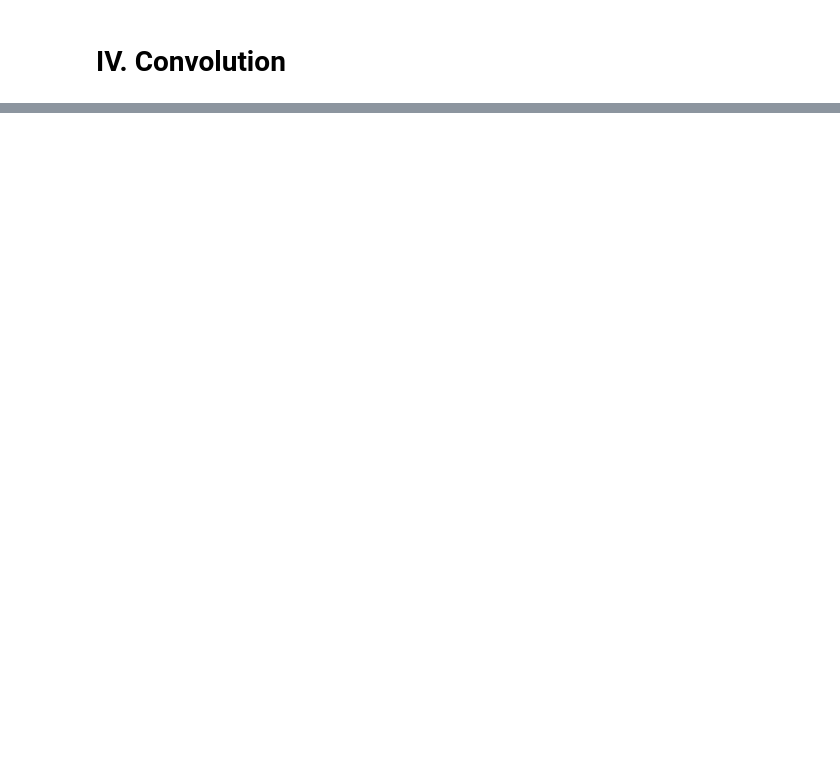
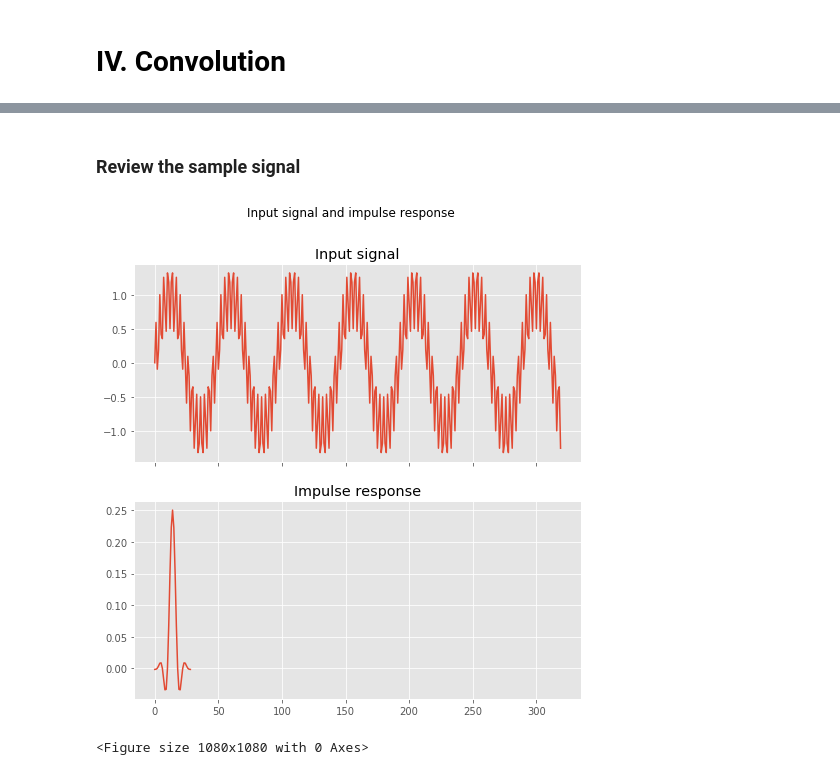
Before and after one commit to ibragimoveldor/DSP_in_python, a Jupyter notebook: DSP_tutorial.ipynb, the cells around one changed output, grey strips where cells are left out. Saved outputs shown, nothing was run; the diff lists cells and outputs as text; code cells hidden in the pictures; blank space fills up the shorter version.

```diff
--- a/DSP_tutorial.ipynb
+++ b/DSP_tutorial.ipynb
@@ -281,0 +300,23 @@ invariance unless you have reason to believe otherwise.</font>
+# %% [markdown]
+### Review the sample signal
+# %%
+import mysignals as sigs
+from matplotlib import style
+from scipy import signal
+import math
+style.use('ggplot')
+
+f, plt_arr = plt.subplots(2,sharex=True, figsize=(8,8))
+
+f.suptitle("Input signal and impulse response")
+plt_arr[0].plot(sigs.InputSignal_1kHz_15kHz)
+plt_arr[0].set_title("Input signal")
+plt_arr[1].plot(sigs.Impulse_response)
+plt_arr[1].set_title("Impulse response")
+
+plt.figure(figsize=(15,15))
+
+plt.show()
+# %% [output]
+[figure, added]
+<Figure size 1080x1080 with 0 Axes>
```
Also changed, not shown: parts of 91 cells of this notebook.
